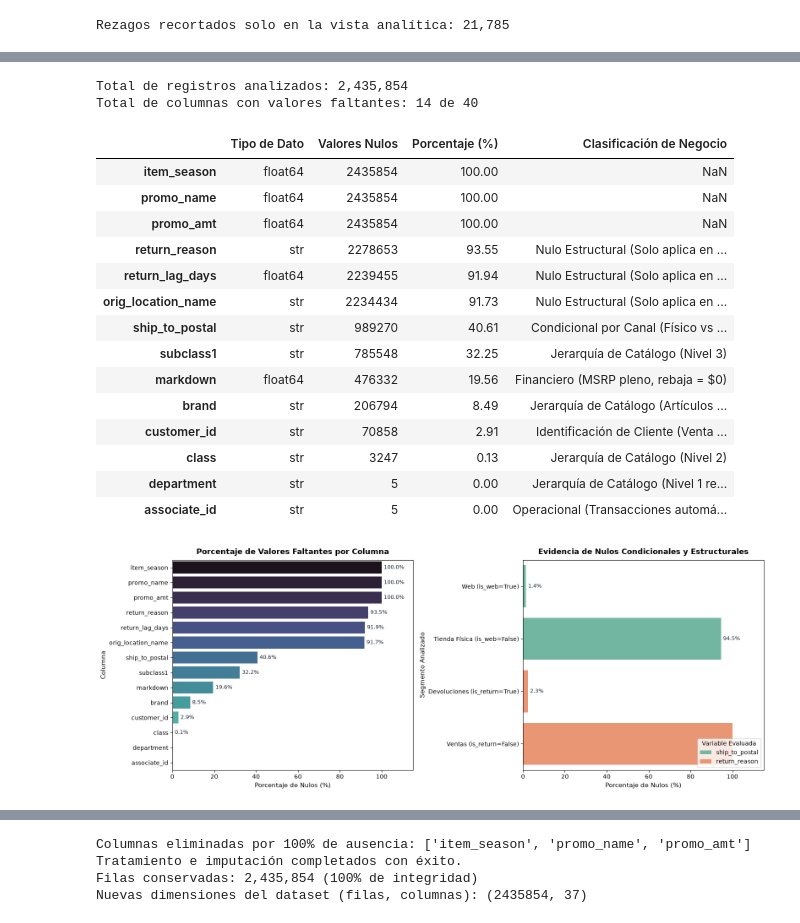
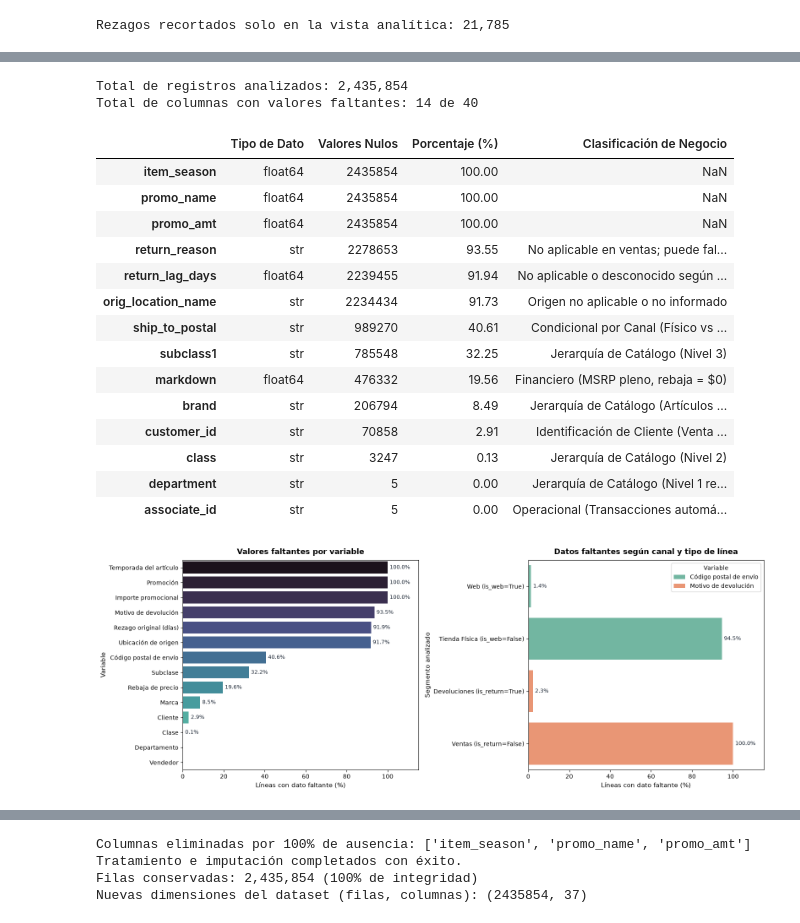
Before and after one commit to geramargonzalez/sales-revenue-datascience, a Jupyter notebook: sales-revenue-jewery.ipynb, the cells around one changed output, grey strips where cells are left out. Drawn from its saved outputs; the diff is of its cells as text; code cells hidden in the pictures.

Commit message:
Fase 8 : Revisar textos y organizar el notebook por bloques

```diff
--- a/sales-revenue-jewery.ipynb
+++ b/sales-revenue-jewery.ipynb
@@ -18,4 +51,19 @@ import matplotlib.pyplot as plt
 from matplotlib.ticker import FuncFormatter
 import seaborn as sns
 from IPython.display import display
+
+# Etiquetas legibles para tablas, ejes y leyendas; las columnas de origen no cambian
+ETIQUETAS_VARIABLES = {
+    'gross_sales': 'Ventas brutas', 'net_sales': 'Ventas netas',
+    'discount_total': 'Descuento total', 'markdown': 'Rebaja de precio',
+    'cogs': 'Costo de mercancía', 'margin': 'Margen registrado', 'qty': 'Unidades',
+    'return_lag_days': 'Rezago original (días)',
+    'return_lag_days_analisis': 'Rezago hasta 90 días',
+    'return_reason': 'Motivo de devolución', 'orig_location_name': 'Ubicación de origen',
+    'ship_to_postal': 'Código postal de envío', 'customer_id': 'Cliente',
+    'brand': 'Marca', 'subclass1': 'Subclase', 'class': 'Clase',
+    'department': 'Departamento', 'associate_id': 'Vendedor',
+    'item_season': 'Temporada del artículo', 'promo_name': 'Promoción',
+    'promo_amt': 'Importe promocional'
+}
 # %% [markdown]
@@ -268,9 +346,9 @@ df_nulos = df_nulos[df_nulos['Valores Nulos'] > 0].sort_values(by='Valores Nulos
 
 # Añadir clasificación contextual de negocio
 clasificacion_negocio = {
-    'return_reason': 'Nulo Estructural (Solo aplica en Devolución)',
-    'return_lag_days': 'Nulo Estructural (Solo aplica en Devolución)',
-    'orig_location_name': 'Nulo Estructural (Solo aplica en Devolución)',
+    'return_reason': 'No aplicable en ventas; puede faltar en devoluciones',
+    'return_lag_days': 'No aplicable o desconocido según la operación',
+    'orig_location_name': 'Origen no aplicable o no informado',
     'ship_to_postal': 'Condicional por Canal (Físico vs Web)',
     'subclass1': 'Jerarquía de Catálogo (Nivel 3)',
     'markdown': 'Financiero (MSRP pleno, rebaja = $0)',
@@ -292,9 +370,9 @@ Total de columnas con valores faltantes: 14 de 40
 | item_season | float64 | 2435854 | 100.00 | NaN |
 | promo_name | float64 | 2435854 | 100.00 | NaN |
 | promo_amt | float64 | 2435854 | 100.00 | NaN |
-| return_reason | str | 2278653 | 93.55 | Nulo Estructural (Solo aplica en ... |
-| return_lag_days | float64 | 2239455 | 91.94 | Nulo Estructural (Solo aplica en ... |
-| orig_location_name | str | 2234434 | 91.73 | Nulo Estructural (Solo aplica en ... |
+| return_reason | str | 2278653 | 93.55 | No aplicable en ventas; puede fal... |
+| return_lag_days | float64 | 2239455 | 91.94 | No aplicable o desconocido según ... |
+| orig_location_name | str | 2234434 | 91.73 | Origen no aplicable o no informado |
 | ship_to_postal | str | 989270 | 40.61 | Condicional por Canal (Físico vs ... |
 | subclass1 | str | 785548 | 32.25 | Jerarquía de Catálogo (Nivel 3) |
 | markdown | float64 | 476332 | 19.56 | Financiero (MSRP pleno, rebaja = $0) |
@@ -317,9 +395,10 @@ sns.barplot(
     palette='mako',
     legend=False
 )
-axes[0].set_title('Porcentaje de Valores Faltantes por Columna', fontsize=13, fontweight='bold', pad=10)
-axes[0].set_xlabel('Porcentaje de Nulos (%)', fontsize=11)
-axes[0].set_ylabel('Columna', fontsize=11)
+axes[0].set_title('Valores faltantes por variable', fontsize=13, fontweight='bold', pad=10)
+axes[0].set_xlabel('Líneas con dato faltante (%)', fontsize=11)
+axes[0].set_ylabel('Variable', fontsize=11)
+axes[0].set_yticks(range(len(df_nulos)), [ETIQUETAS_VARIABLES.get(c, c) for c in df_nulos.index])
 axes[0].set_xlim(0, 115)
 
 for p in axes[0].patches:
@@ -347,36 +426,38 @@ df_condicional = pd.DataFrame({
         'return_reason',
         'return_reason'
     ],
     '% Nulos': [
         nulo_postal_web,
         nulo_postal_tienda,
         nulo_ret_devolucion,
         nulo_ret_venta
     ]
 })
 
 sns.barplot(
     data=df_condicional,
     x='% Nulos',
     y='Segmento Evaluado',
     hue='Variable',
     ax=axes[1],
     palette='Set2'
 )
-axes[1].set_title('Evidencia de Nulos Condicionales y Estructurales', fontsize=13, fontweight='bold', pad=10)
-axes[1].set_xlabel('Porcentaje de Nulos (%)', fontsize=11)
-axes[1].set_ylabel('Segmento Analizado', fontsize=11)
+axes[1].set_title('Datos faltantes según canal y tipo de línea', fontsize=13, fontweight='bold', pad=10)
+axes[1].set_xlabel('Líneas con dato faltante (%)', fontsize=11)
+axes[1].set_ylabel('Segmento analizado', fontsize=11)
 axes[1].set_xlim(0, 115)
-axes[1].legend(title='Variable Evaluada', loc='lower right')
+leyenda = axes[1].legend(title='Variable', loc='upper right')
+for texto in leyenda.get_texts():
+    texto.set_text(ETIQUETAS_VARIABLES.get(texto.get_text(), texto.get_text()))
 
 for p in axes[1].patches:
     ancho = p.get_width()
     if ancho > 0:
         axes[1].annotate(f'{ancho:.1f}%', (ancho + 1, p.get_y() + p.get_height() / 2),
                          va='center', fontsize=9, color='#1f2937')
 
 plt.tight_layout()
 plt.show()
 # %% [output]
-[figure, old version]
+[figure, new version]
 # %% [markdown]
```
Also changed, not shown: parts of 55 cells of this notebook, 1 other file.
